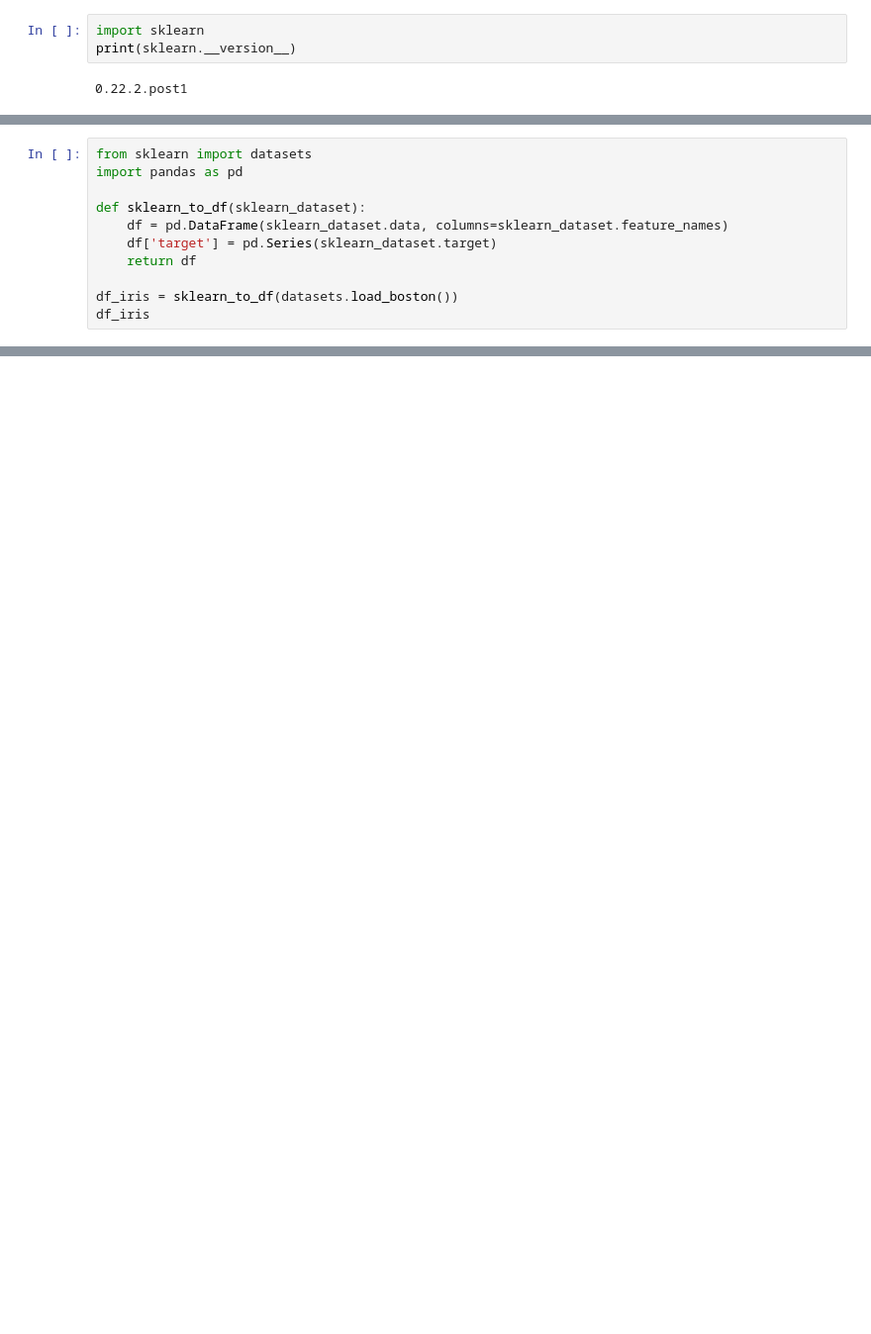
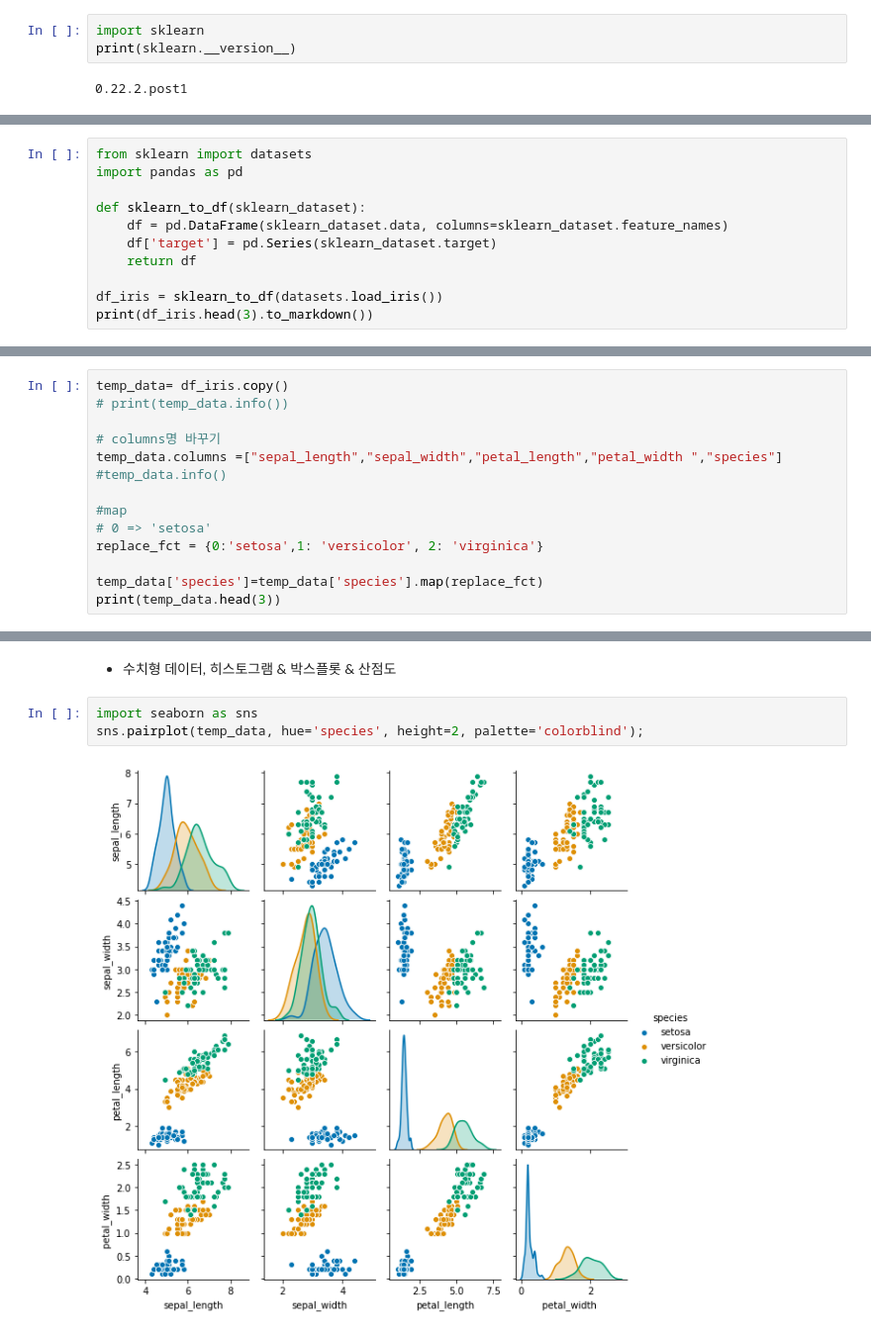
Before and after one commit to ismeemaahir/portfolio1, a Jupyter notebook: 200818_머신러닝_1일차.ipynb, the cells around one changed output, grey strips where cells are left out. Shown: that part at 99% size. Saved outputs shown, nothing was run; the diff lists cells and outputs as text; blank space fills up the shorter version.

```diff
--- a/200818_머신러닝_1일차.ipynb
+++ b/200818_머신러닝_1일차.ipynb
@@ -47,6 +41,6 @@ def sklearn_to_df(sklearn_dataset):
     df['target'] = pd.Series(sklearn_dataset.target)
     return df
 
-df_iris = sklearn_to_df(datasets.load_boston())
-df_iris
+df_iris = sklearn_to_df(datasets.load_iris())
+print(df_iris.head(3).to_markdown())
 # %% [output]
@@ -65,0 +55,14 @@ df_iris
+# %%
+temp_data= df_iris.copy()
+# print(temp_data.info())
+
+# columns명 바꾸기
+temp_data.columns =["sepal_length","sepal_width","petal_length","petal_width ","species"]
+#temp_data.info()
+
+#map
+# 0 => 'setosa'
+replace_fct = {0:'setosa',1: 'versicolor', 2: 'virginica'}
+
+temp_data['species']=temp_data['species'].map(replace_fct)
+print(temp_data.head(3))
@@ -65,0 +74,7 @@ df_iris
+# %% [markdown]
+- 수치형 데이터, 히스토그램 & 박스플롯 & 산점도
+# %%
+import seaborn as sns
+sns.pairplot(temp_data, hue='species', height=2, palette='colorblind');
+# %% [output]
+[figure, added]
```
Also changed, not shown: parts of 20 cells of this notebook.
